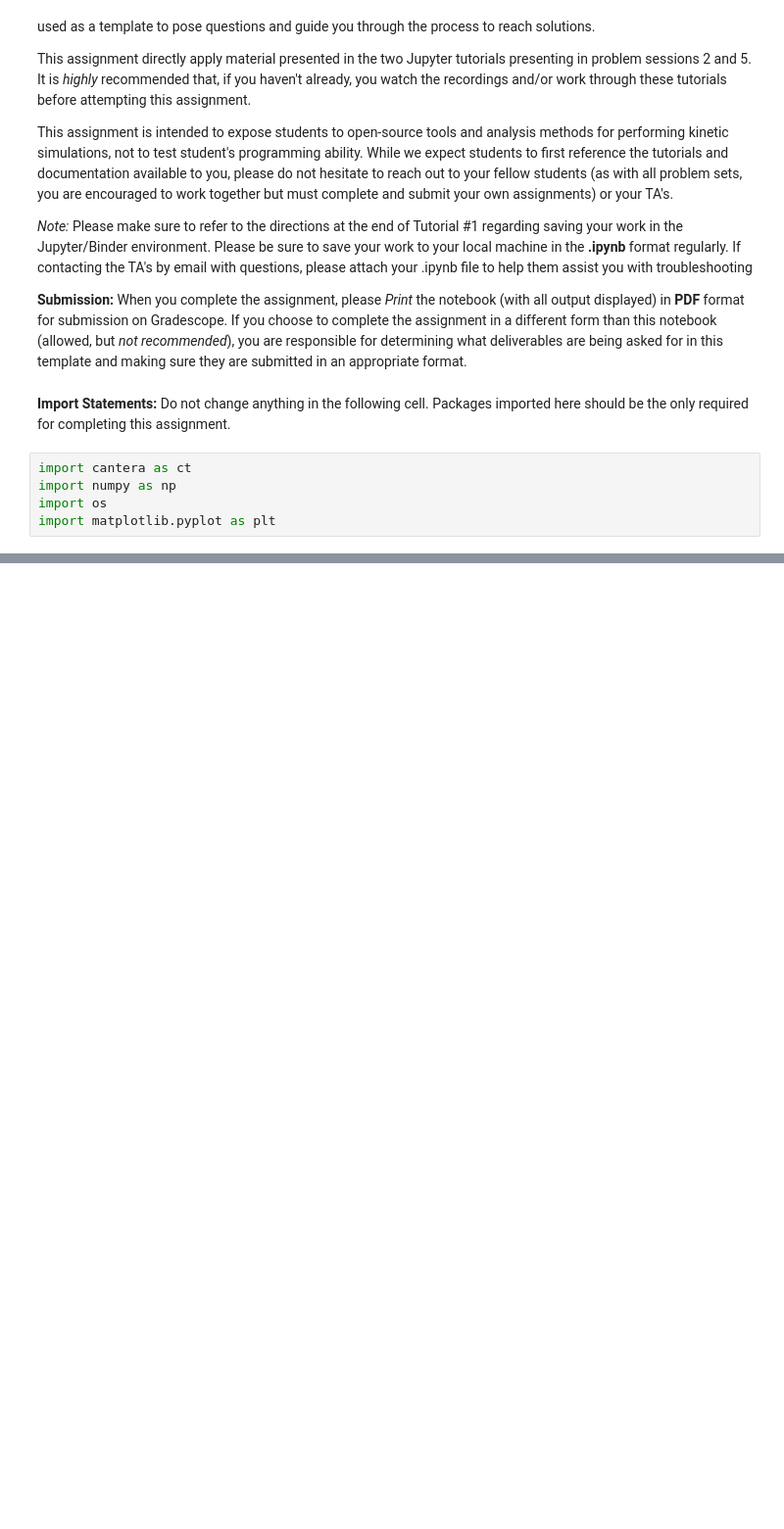
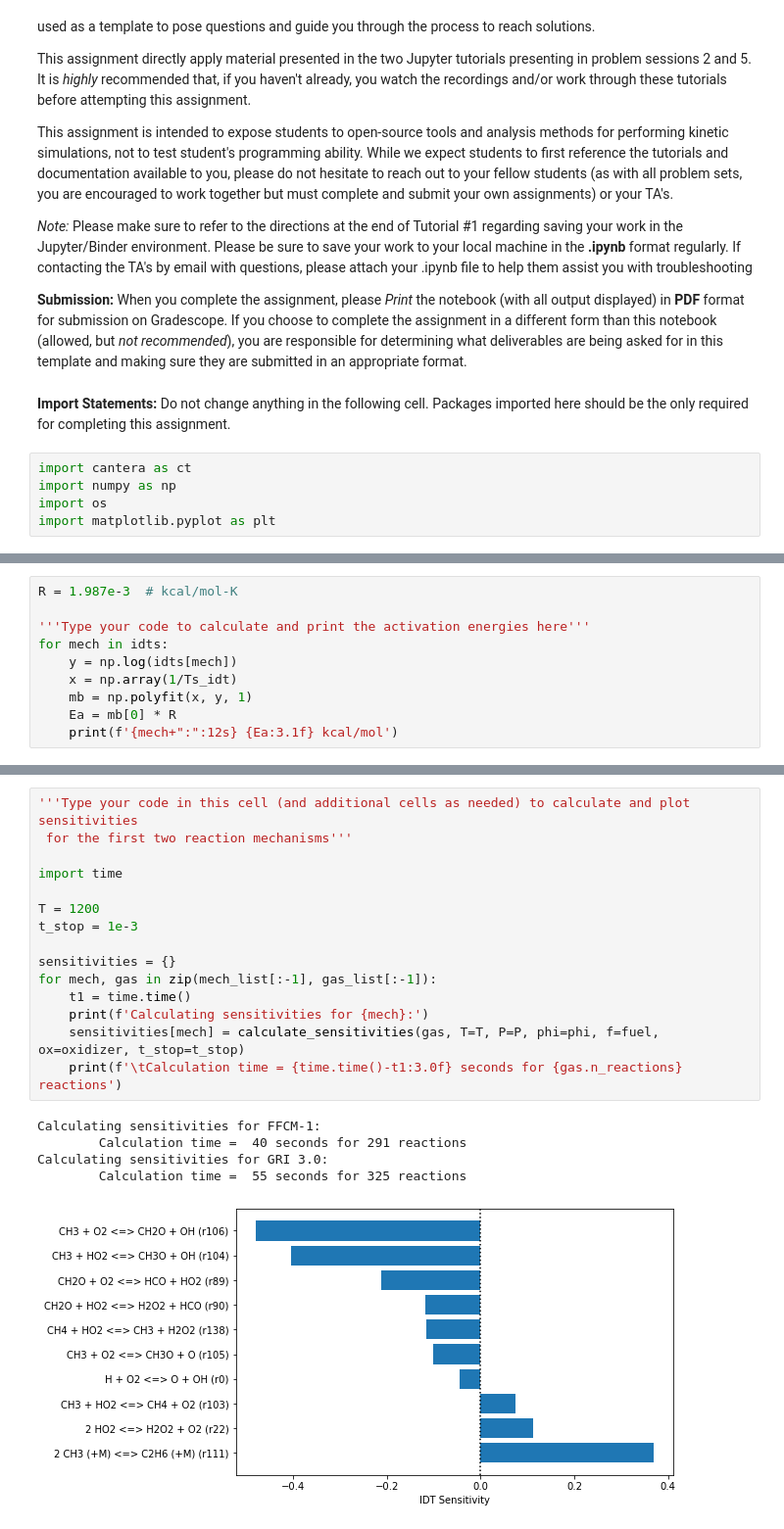
Before and after one commit to ajsusa/ME362B, a Jupyter notebook: notebooks/problem_set_5_w_solutions.ipynb, the cells around one changed output, grey strips where cells are left out. Shown at 98% size. Drawn from its saved outputs; the diff is of its cells as text; blank space fills up the shorter version.

```diff
--- a/notebooks/problem_set_5_w_solutions.ipynb
+++ b/notebooks/problem_set_5_w_solutions.ipynb
@@ -149,0 +543,10 @@ In order to run a kinetic simulation, we can `step` our reactor
+# %%
+R = 1.987e-3  # kcal/mol-K
+
+'''Type your code to calculate and print the activation energies here'''
+for mech in idts:
+    y = np.log(idts[mech])
+    x = np.array(1/Ts_idt)
+    mb = np.polyfit(x, y, 1)
+    Ea = mb[0] * R
+    print(f'{mech+":":12s} {Ea:3.1f} kcal/mol')
@@ -149,0 +576,21 @@ In order to run a kinetic simulation, we can `step` our reactor
+# %%
+'''Type your code in this cell (and additional cells as needed) to calculate and plot sensitivities
+ for the first two reaction mechanisms'''
+
+import time
+
+T = 1200
+t_stop = 1e-3
+
+sensitivities = {}
+for mech, gas in zip(mech_list[:-1], gas_list[:-1]):
+    t1 = time.time()
+    print(f'Calculating sensitivities for {mech}:')
+    sensitivities[mech] = calculate_sensitivities(gas, T=T, P=P, phi=phi, f=fuel, ox=oxidizer, t_stop=t_stop)
+    print(f'\tCalculation time = {time.time()-t1:3.0f} seconds for {gas.n_reactions} reactions')
+# %% [output]
+Calculating sensitivities for FFCM-1:
+        Calculation time =  40 seconds for 291 reactions
+Calculating sensitivities for GRI 3.0:
+        Calculation time =  55 seconds for 325 reactions
+[figure, added]
```
Also changed, not shown: parts of 61 cells of this notebook, 3 other files.
